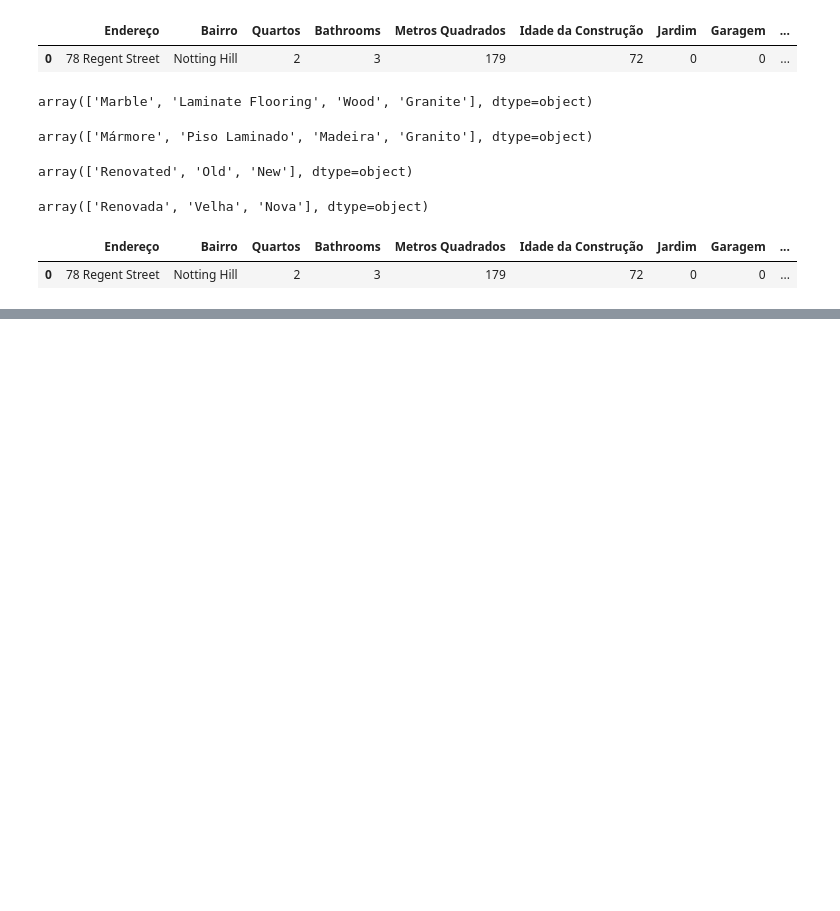
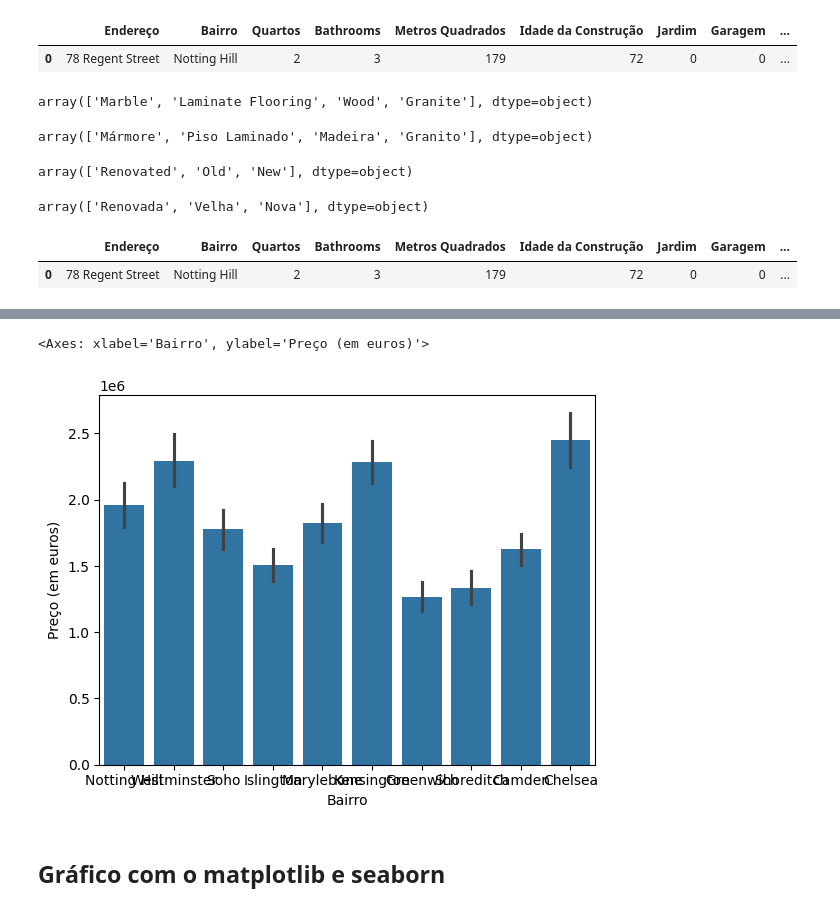
Before and after one commit to gblsouza8/AnaliseCasasEmLondres, a Jupyter notebook: notebook.ipynb, the cells around one changed output, grey strips where cells are left out. Saved outputs shown, nothing was run; the diff lists cells and outputs as text; code cells hidden in the pictures; blank space fills up the shorter version.

Commit message:
03 - Criação de gráficos usando a média do preço como base

```diff
--- a/notebook.ipynb
+++ b/notebook.ipynb
@@ -279,0 +304,7 @@ df.head(1)
+# %%
+sns.barplot(data=df, x='Bairro', y='Preço (em euros)')
+# %% [output]
+<Axes: xlabel='Bairro', ylabel='Preço (em euros)'>
+[figure, added]
+# %% [markdown]
+## Gráfico com o matplotlib e seaborn
```
Also changed, not shown: parts of 20 cells of this notebook.
